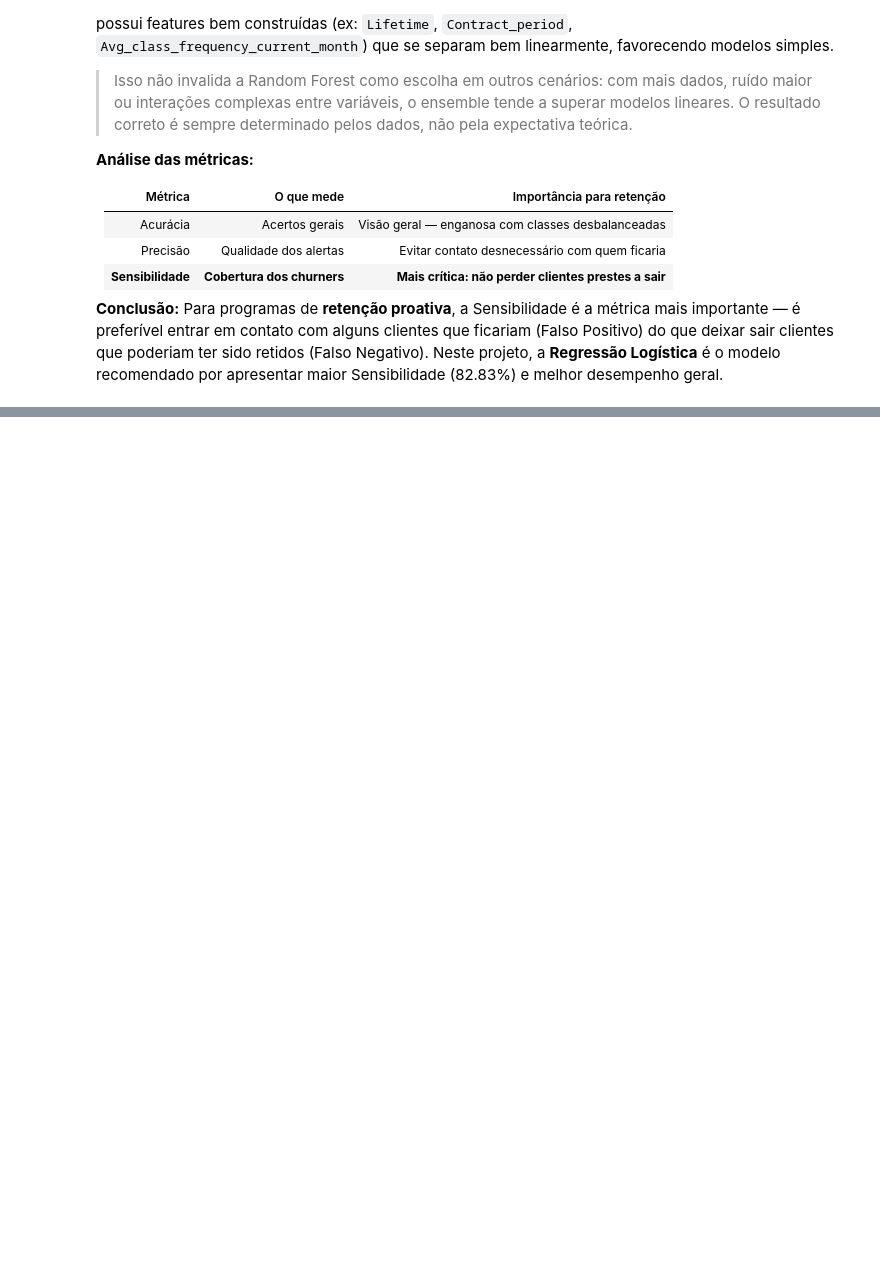
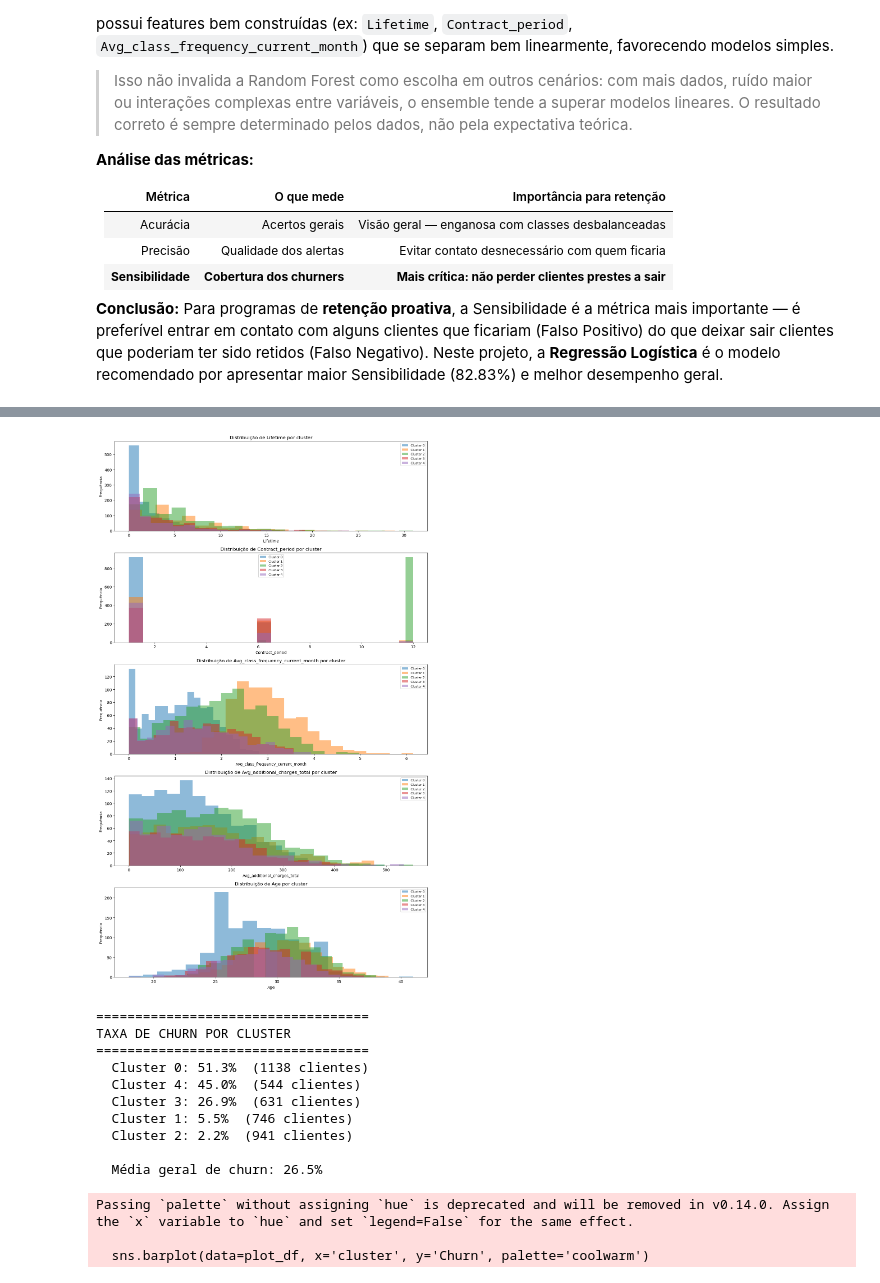
Before and after one commit to raimirsilva/Small-projects, a Jupyter notebook: Sprint-13-project/notebook/gym-project.ipynb, the cells around one changed output, grey strips where cells are left out. Drawn from its saved outputs; the diff is of its cells as text; code cells hidden in the pictures; blank space fills up the shorter version.

```diff
--- a/Sprint-13-project/notebook/gym-project.ipynb
+++ b/Sprint-13-project/notebook/gym-project.ipynb
@@ -489,0 +612,65 @@ Esse resultado indica que, neste dataset específico, as relações entre as var
+# %%
+# ---- VALORES MÉDIOS POR CLUSTER ----
+print('='*70)
+print('PERFIL MÉDIO POR CLUSTER (.T = transposta: clusters nas colunas)')
+print('='*70)
+
+# groupby('cluster').mean() calcula a média de cada característica por cluster
+# .T transpõe: características ficam nas linhas, clusters ficam nas colunas
+# Isso facilita a comparação de cada variável entre os 5 grupos
+cluster_means = gym_df.groupby('cluster').mean().round(2)
+print(cluster_means.T.to_string())
+
+# ---- DISTRIBUIÇÕES DAS CARACTERÍSTICAS CHAVE POR CLUSTER ----
+# As 5 características mais correlacionadas com Churn (identificadas no Passo 2)
+features_key = [
+    'Lifetime',
+    'Contract_period',
+    'Avg_class_frequency_current_month',
+    'Avg_additional_charges_total',
+    'Age'
+]
+
+fig, axes = plt.subplots(len(features_key), 1, figsize=(12, 4 * len(features_key)))
+
+for i, feat in enumerate(features_key):
+    for cid in sorted(gym_df['cluster'].unique()):
+        # Filtra os clientes do cluster atual e plota o histograma com transparência
+        axes[i].hist(gym_df[gym_df['cluster'] == cid][feat],
+                     alpha=0.5, bins=20, label=f'Cluster {cid}')
+    axes[i].set_title(f'Distribuição de {feat} por cluster', fontsize=12)
+    axes[i].set_xlabel(feat)
+    axes[i].set_ylabel('Frequência')
+    axes[i].legend(fontsize=8)
+
+plt.tight_layout()
+plt.show()
+
+# ---- TAXA DE CHURN POR CLUSTER ----
+print('\n' + '='*35)
+print('TAXA DE CHURN POR CLUSTER')
+print('='*35)
+
+# .mean() sobre variável binária (0/1) retorna a proporção de 1s = taxa de churn
+churn_rate  = gym_df.groupby('cluster')['Churn'].mean()
+tamanho_grp = gym_df.groupby('cluster')['Churn'].count()
+
+# Exibe os clusters ordenados do maior para o menor churn
+for cid in churn_rate.sort_values(ascending=False).index:
+    print(f'  Cluster {cid}: {churn_rate[cid]:.1%}  ({tamanho_grp[cid]} clientes)')
+
+print(f'\n  Média geral de churn: {gym_df["Churn"].mean():.1%}')
+
+# Gráfico de barras: comparação visual das taxas de churn
+plt.figure(figsize=(8, 5))
+plot_df = gym_df.groupby('cluster')['Churn'].mean().reset_index()
+sns.barplot(data=plot_df, x='cluster', y='Churn', palette='coolwarm')
+plt.axhline(y=gym_df['Churn'].mean(), color='black', linestyle='--',
+            label=f'Média geral ({gym_df["Churn"].mean():.1%})')
+plt.title('Taxa de Churn por Cluster', fontsize=13)
+plt.xlabel('Cluster')
+plt.ylabel('Taxa de Churn (proporção)')
+plt.legend()
+plt.tight_layout()
+plt.show()
+# %% [output]
@@ -489,0 +695,14 @@ Esse resultado indica que, neste dataset específico, as relações entre as var
+[figure, added]
+===================================
+TAXA DE CHURN POR CLUSTER
+===================================
+  Cluster 0: 51.3%  (1138 clientes)
+  Cluster 4: 45.0%  (544 clientes)
+  Cluster 3: 26.9%  (631 clientes)
+  Cluster 1: 5.5%  (746 clientes)
+  Cluster 2: 2.2%  (941 clientes)
+
+  Média geral de churn: 26.5%
+Passing `palette` without assigning `hue` is deprecated and will be removed in v0.14.0. Assign the `x` variable to `hue` and set `legend=False` for the same effect.
+
+  sns.barplot(data=plot_df, x='cluster', y='Churn', palette='coolwarm')
```
Also changed, not shown: parts of 13 cells of this notebook.
